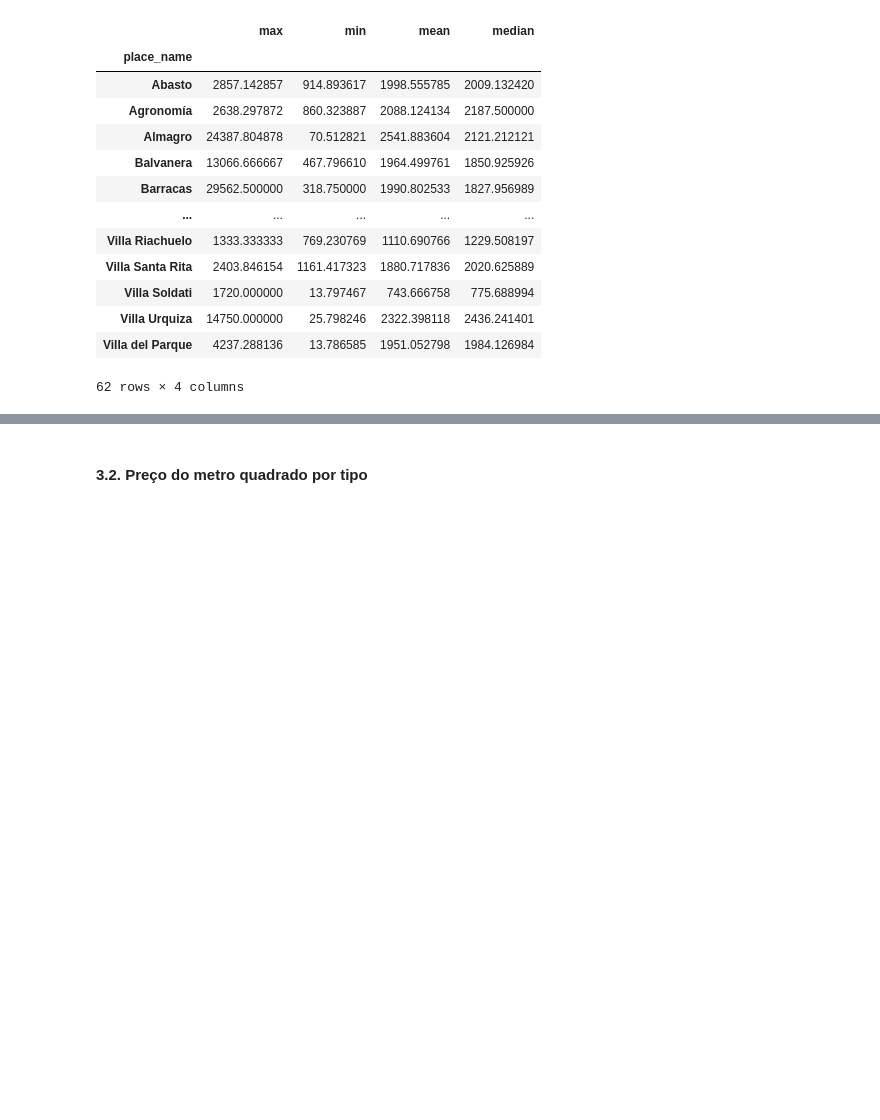
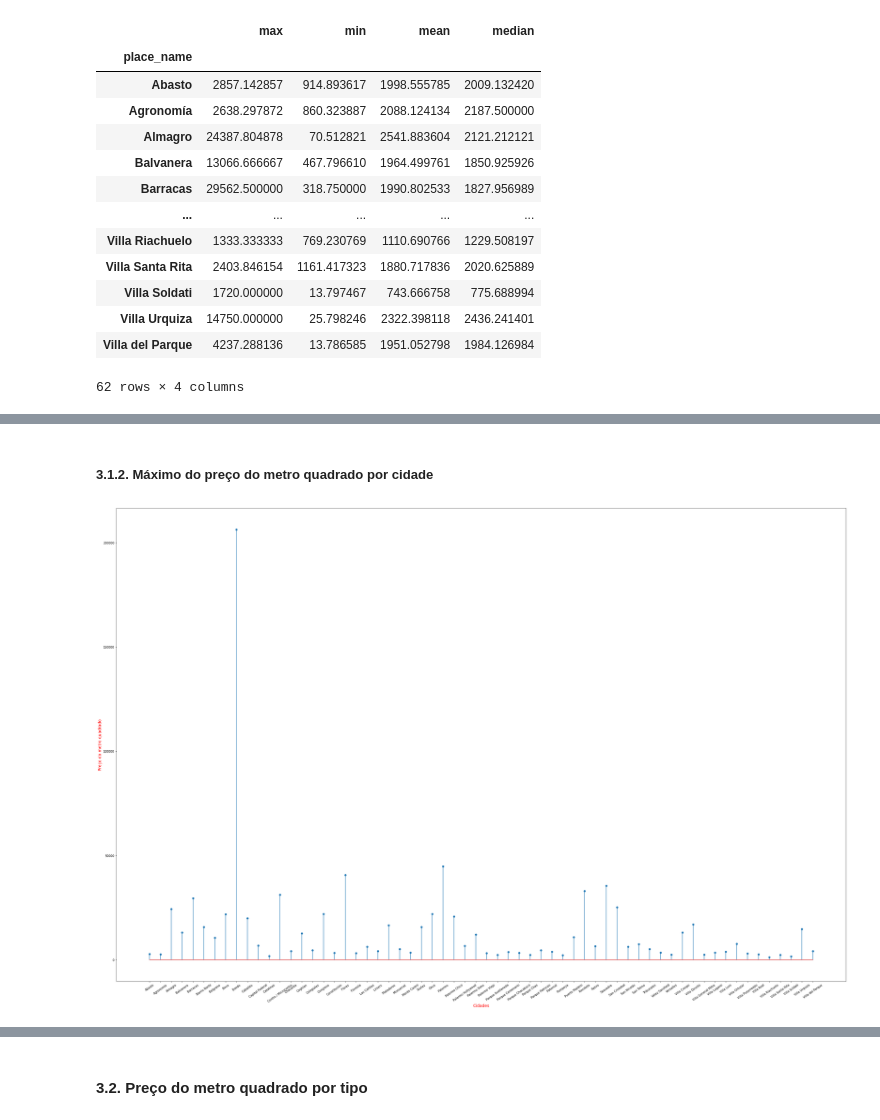
Before and after one commit to lidiambsouza/price_properties, a Jupyter notebook: price_properties.ipynb, the cells around one changed output, grey strips where cells are left out. Drawn from its saved outputs; the diff is of its cells as text; code cells hidden in the pictures; blank space fills up the shorter version.

```diff
--- a/price_properties.ipynb
+++ b/price_properties.ipynb
@@ -148,0 +151,11 @@ plt.show()
+# %% [markdown]
+<h5>3.1.2. Máximo do preço do metro quadrado por cidade</h5>
+# %%
+plt.figure(figsize = (45, 30))
+plt.xlabel('Cidades', fontsize=14, color='red')
+plt.ylabel('Preço do metro quadrado', fontsize=14, color='red')
+plt.stem(medias_cidades.index, medias_cidades['max'])
+plt.xticks(rotation = 35)
+plt.show()
+# %% [output]
+[figure, added]
```
Also changed, not shown: parts of 12 cells of this notebook.
